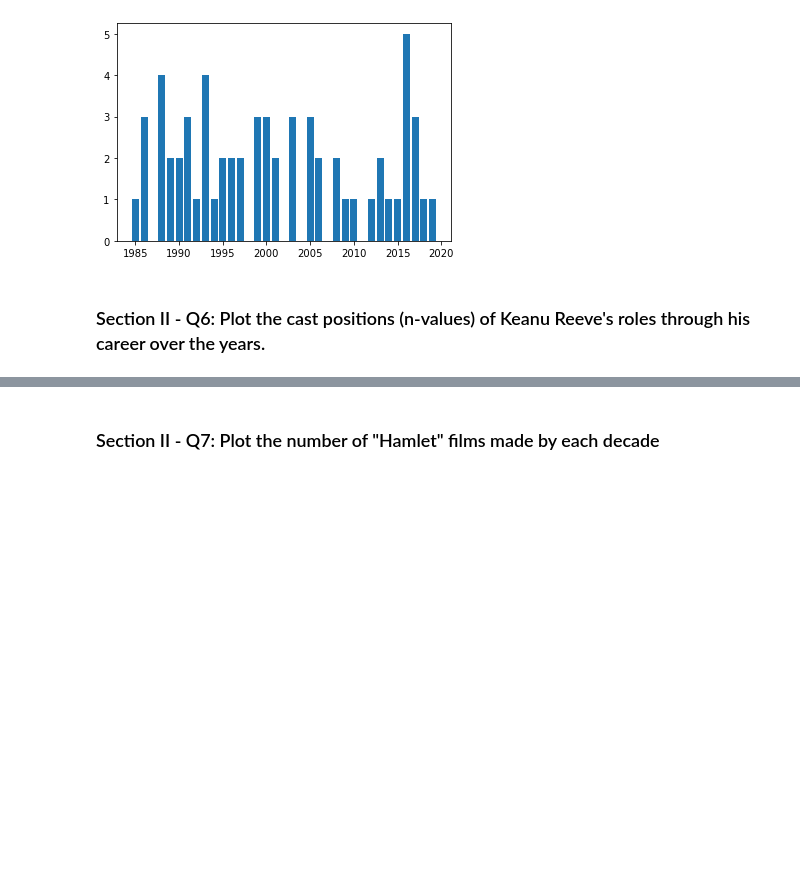
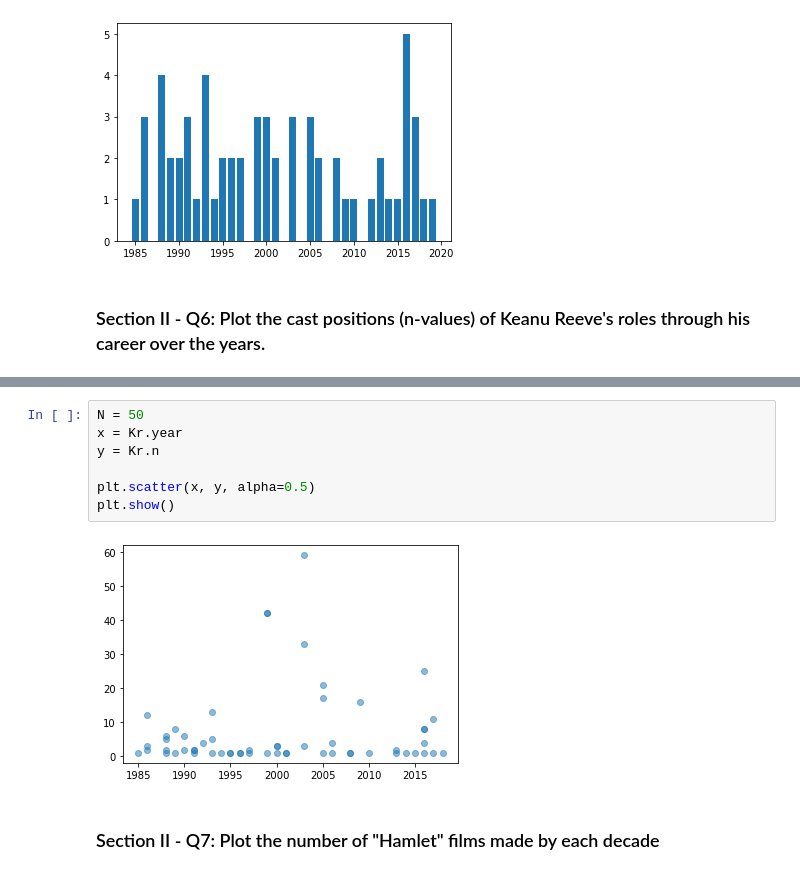
Before and after one commit to fshih1997/mec-mini-projects, a Jupyter notebook: mec-5.3.10-data-wranging-with-pandas-mini-project/Mini_Project_Data_Wrangling_Pandas.ipynb, the cells around one changed output, grey strips where cells are left out. Drawn from its saved outputs; the diff is of its cells as text; blank space fills up the shorter version.

```diff
--- a/mec-5.3.10-data-wranging-with-pandas-mini-project/Mini_Project_Data_Wrangling_Pandas.ipynb
+++ b/mec-5.3.10-data-wranging-with-pandas-mini-project/Mini_Project_Data_Wrangling_Pandas.ipynb
@@ -581,2 +594,11 @@ dtype: bool
+# %%
+N = 50
+x = Kr.year
+y = Kr.n
+
+plt.scatter(x, y, alpha=0.5)
+plt.show()
+# %% [output]
+[figure, added]
 # %% [markdown]
 ### Section II - Q7: Plot the number of "Hamlet" films made by each decade
```
Also changed, not shown: parts of 23 cells of this notebook.
